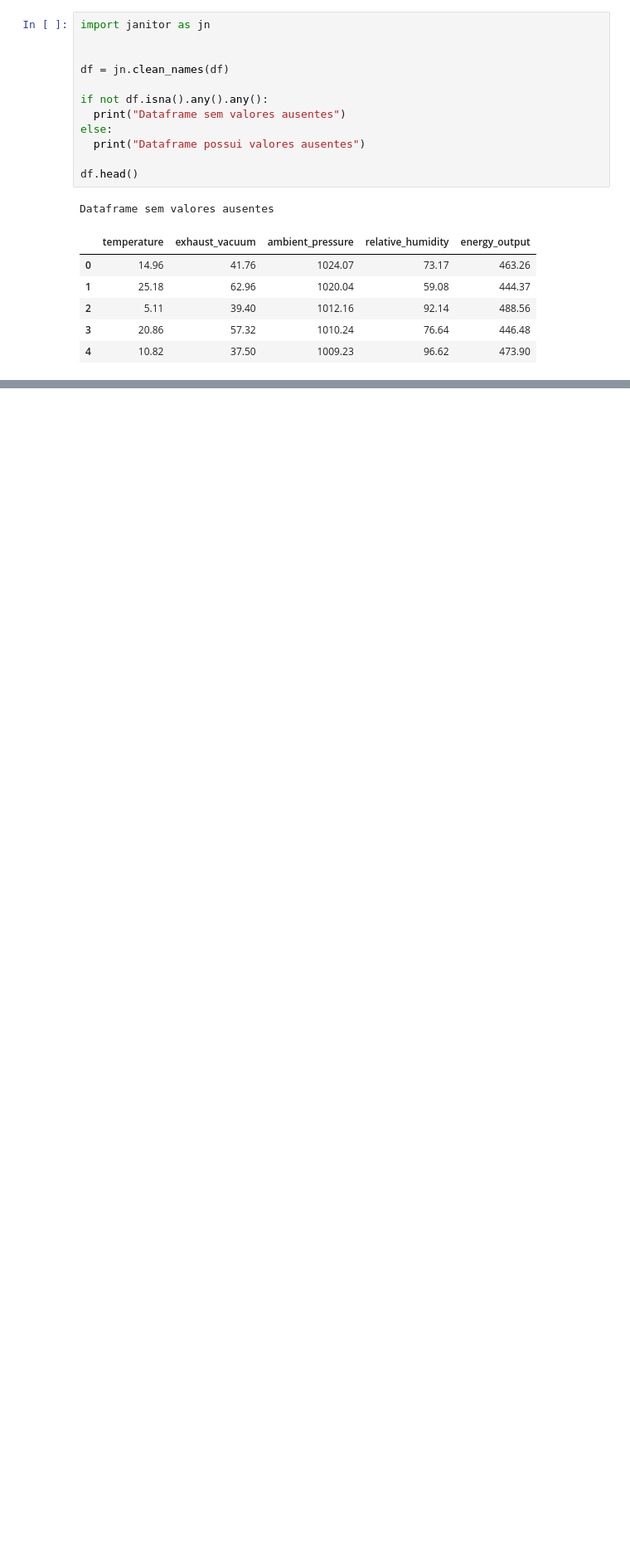
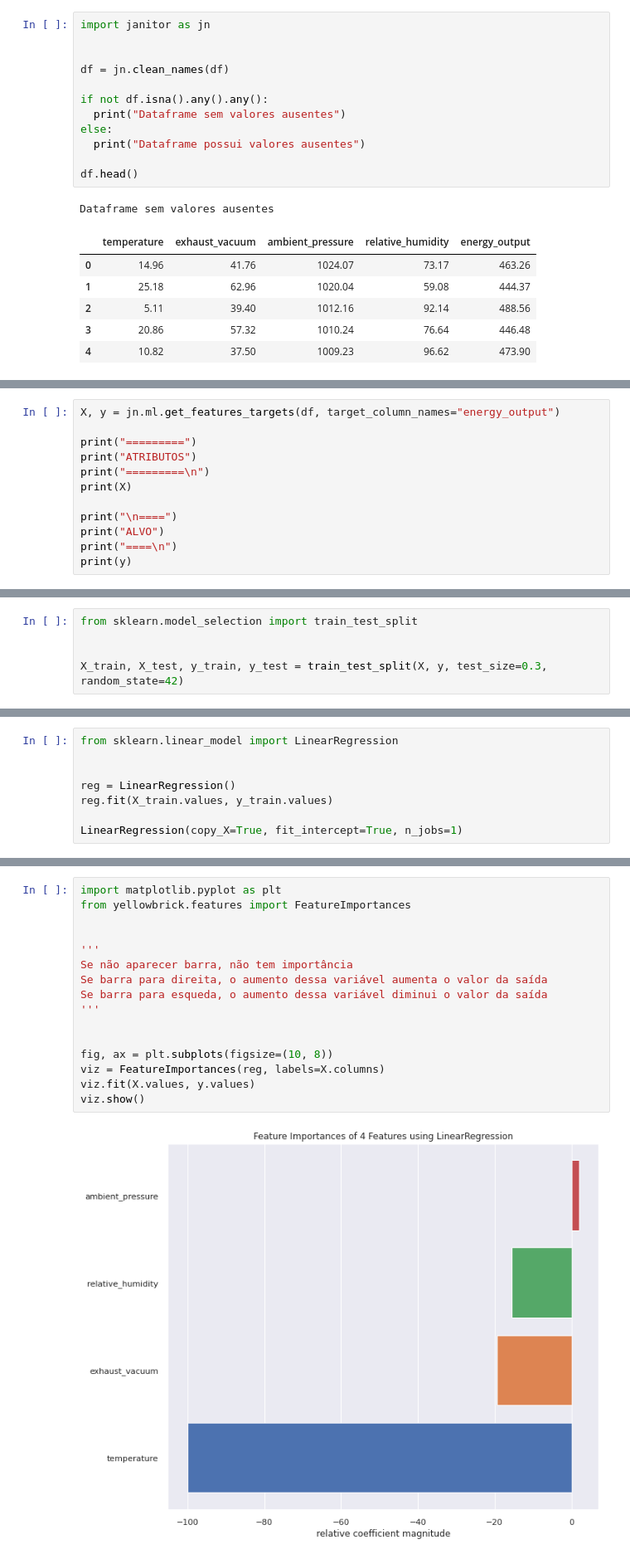
Before and after one commit to PedroDiehl/trabalho-ia, a Jupyter notebook: TrabalhoIA.ipynb, the cells around one changed output, grey strips where cells are left out. Shown at 83% size. Cells and saved outputs as stored; diff of their text form; blank space fills up the shorter version.

```diff
--- a/TrabalhoIA.ipynb
+++ b/TrabalhoIA.ipynb
@@ -116,0 +247,12 @@ else:
+# %%
+X, y = jn.ml.get_features_targets(df, target_column_names="energy_output")
+
+print("=========")
+print("ATRIBUTOS")
+print("=========\n")
+print(X)
+
+print("\n====")
+print("ALVO")
+print("====\n")
+print(y)
@@ -116,0 +277,5 @@ else:
+# %%
+from sklearn.model_selection import train_test_split
+
+
+X_train, X_test, y_train, y_test = train_test_split(X, y, test_size=0.3, random_state=42)
@@ -116,0 +287,8 @@ else:
+# %%
+from sklearn.linear_model import LinearRegression
+
+
+reg = LinearRegression()
+reg.fit(X_train.values, y_train.values)
+
+LinearRegression(copy_X=True, fit_intercept=True, n_jobs=1)
@@ -116,0 +303,18 @@ else:
+# %%
+import matplotlib.pyplot as plt
+from yellowbrick.features import FeatureImportances
+
+
+'''
+Se não aparecer barra, não tem importância
+Se barra para direita, o aumento dessa variável aumenta o valor da saída
+Se barra para esqueda, o aumento dessa variável diminui o valor da saída
+'''
+
+
+fig, ax = plt.subplots(figsize=(10, 8))
+viz = FeatureImportances(reg, labels=X.columns)
+viz.fit(X.values, y.values)
+viz.show()
+# %% [output]
+[figure, added]
```
Also changed, not shown: parts of 14 cells of this notebook.
